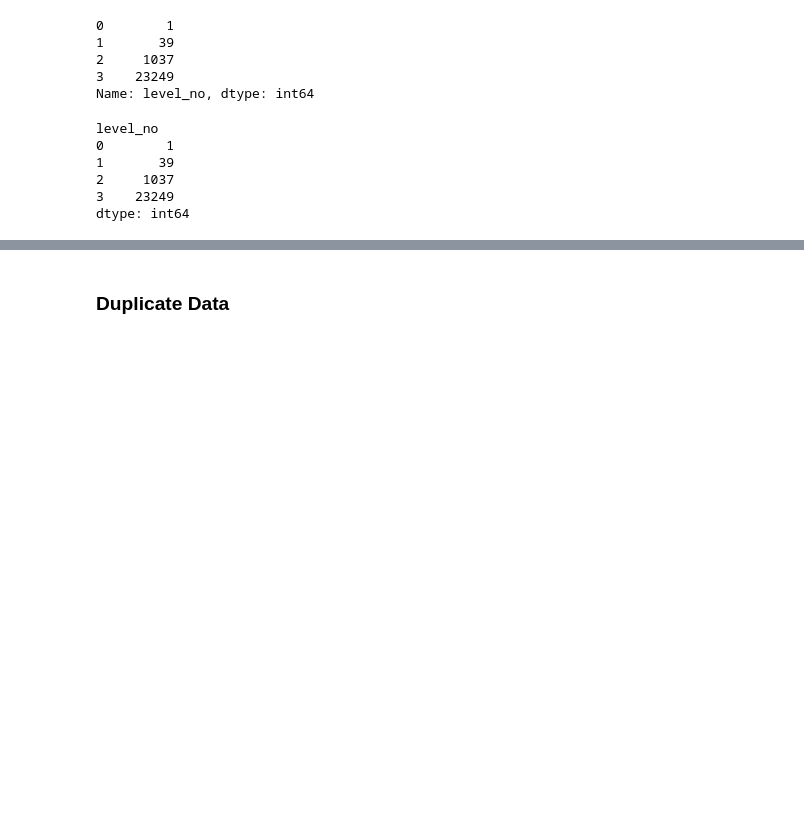
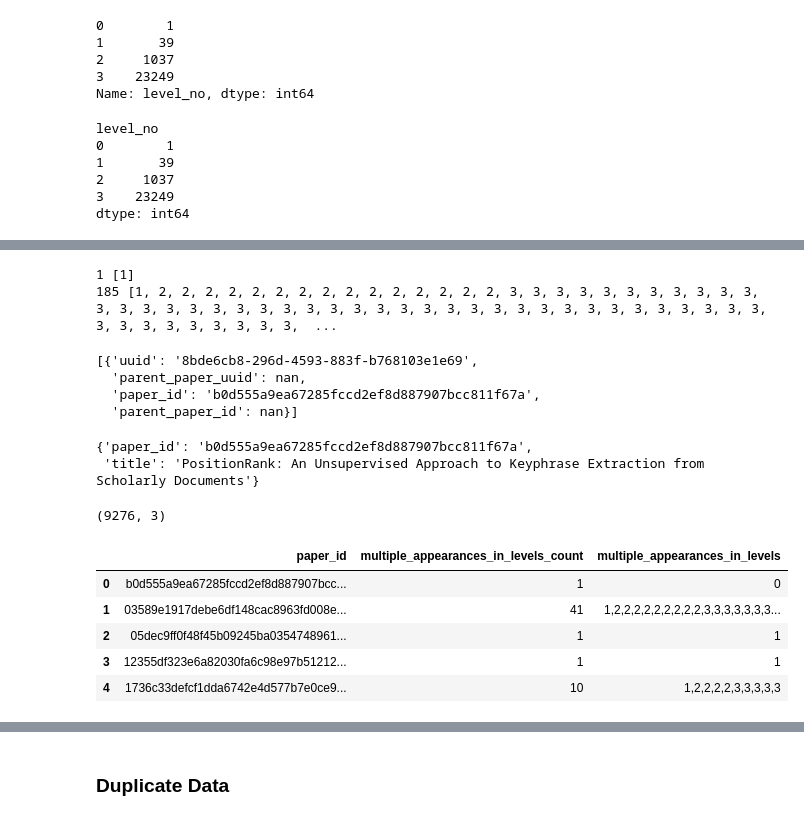
Before and after one commit to dev-SR/thesis-v1, a Jupyter notebook: eda.ipynb, the cells around one changed output, grey strips where cells are left out. Saved outputs shown, nothing was run; the diff lists cells and outputs as text; code cells hidden in the pictures; blank space fills up the shorter version.

```diff
--- a/eda.ipynb
+++ b/eda.ipynb
@@ -42,0 +70,17 @@ inf.shape, df.shape, inf.columns
+# %%
+from sklearn.preprocessing import MinMaxScaler
+norm = MinMaxScaler()
+inf['in_deg_centrality_norm'] = norm.fit_transform(
+    inf['in_deg_centrality'].values.reshape(-1, 1))
+inf['out_deg_centrality_norm'] = norm.fit_transform(
+    inf['out_deg_centrality'].values.reshape(-1, 1))
+inf['degree_centrality_norm'] = norm.fit_transform(
+    inf['degree_centrality'].values.reshape(-1, 1))
+inf['closeness_centrality_norm'] = norm.fit_transform(
+    inf['closeness_centrality'].values.reshape(-1, 1))
+inf['betweenness_centrality_norm'] = norm.fit_transform(
+    inf['betweenness_centrality'].values.reshape(-1, 1))
+inf['eigenvector_centrality_norm'] = norm.fit_transform(
+    inf['eigenvector_centrality'].values.reshape(-1, 1))
+inf['load_centrality_norm'] = norm.fit_transform(
+    inf['load_centrality'].values.reshape(-1, 1))
@@ -45,7 +97,8 @@ inf.shape, df.shape, inf.columns
 # %% [markdown]
 ### Data Usage
 # %%
-kp = pd.read_csv("data/info/key_phrases_extracted.csv", usecols=['paper_id'])
+kp = pd.read_csv(
+    "data\info\kp_raw_clean_without_stem\key_phrases_extracted.csv", usecols=['paper_id'])
 already_extracted = kp.paper_id.unique().tolist()
 already_extracted_len = len(already_extracted)
 already_extracted_len
@@ -148,0 +191,52 @@ key-phrase extraction percentage in 3 level: 0.71%
+# %%
+lvls = g.get_levels_no_by_paper_id(
+    levelsOrderList=g.levelOrderList, id="12355df323e6a82030fa6c98e97b512121367ece")
+
+print(len(lvls), lvls)
+
+lvls = g.get_levels_no_by_paper_id(
+    levelsOrderList=g.levelOrderList, id="591394cfab5879934a59f6c44f03b6c4009042f0")
+
+print(len(lvls),lvls)
+# 03589e1917debe6df148cac8963fd008e4140237, 1cf65a8c9e9ac8bd1db487004185ad0e15b9b9dd
+# %% [output]
+1 [1]
+185 [1, 2, 2, 2, 2, 2, 2, 2, 2, 2, 2, 2, 2, 2, 2, 2, 3, 3, 3, 3, 3, 3, 3, 3, 3, 3, 3, 3, 3, 3, 3, 3, 3, 3, 3, 3, 3, 3, 3, 3, 3, 3, 3, 3, 3, 3, 3, 3, 3, 3, 3, 3, 3, 3, 3, 3, 3, 3, 3, 3, 3, 3, 3, 3, 3,  ...
+# %%
+g.levelOrderList[0]
+# %% [output]
+[{'uuid': '8bde6cb8-296d-4593-883f-b768103e1e69',
+  'parent_paper_uuid': nan,
+  'paper_id': 'b0d555a9ea67285fccd2ef8d887907bcc811f67a',
+  'parent_paper_id': nan}]
+# %%
+g.im.get_info_keys_by_uuid("8bde6cb8-296d-4593-883f-b768103e1e69", ["paper_id", "title",])
+# %% [output]
+{'paper_id': 'b0d555a9ea67285fccd2ef8d887907bcc811f67a',
+ 'title': 'PositionRank: An Unsupervised Approach to Keyphrase Extraction from Scholarly Documents'}
+# %%
+# level_1_papers = [x['paper_id'] for x in g.levelOrderList[1]]
+# level_1_papers_data = []
+unq_papers = inf.paper_id.unique().tolist()
+papers_data = []
+for i in unq_papers:
+     levels = g.get_levels_no_by_paper_id(levelsOrderList=g.levelOrderList, id=i)
+     appearances_count = len(levels)
+     levels_str = ",".join([str(p) for p in levels])
+     papers_data.append({
+          "paper_id": i,
+          "multiple_appearances_in_levels_count": appearances_count,
+          "multiple_appearances_in_levels": levels_str
+     })
+# %%
+papers_appearances_count = pd.DataFrame(papers_data)
+print(papers_appearances_count.shape)
+papers_appearances_count.head()
+# %% [output]
+(9276, 3)
+|  | paper_id | multiple_appearances_in_levels_count | multiple_appearances_in_levels |
+| 0 | b0d555a9ea67285fccd2ef8d887907bcc... | 1 | 0 |
+| 1 | 03589e1917debe6df148cac8963fd008e... | 41 | 1,2,2,2,2,2,2,2,2,2,3,3,3,3,3,3,3... |
+| 2 | 05dec9ff0f48f45b09245ba0354748961... | 1 | 1 |
+| 3 | 12355df323e6a82030fa6c98e97b51212... | 1 | 1 |
+| 4 | 1736c33defcf1dda6742e4d577b7e0ce9... | 10 | 1,2,2,2,2,3,3,3,3,3 |
```
Also changed, not shown: parts of 104 cells of this notebook, 4 other files.
